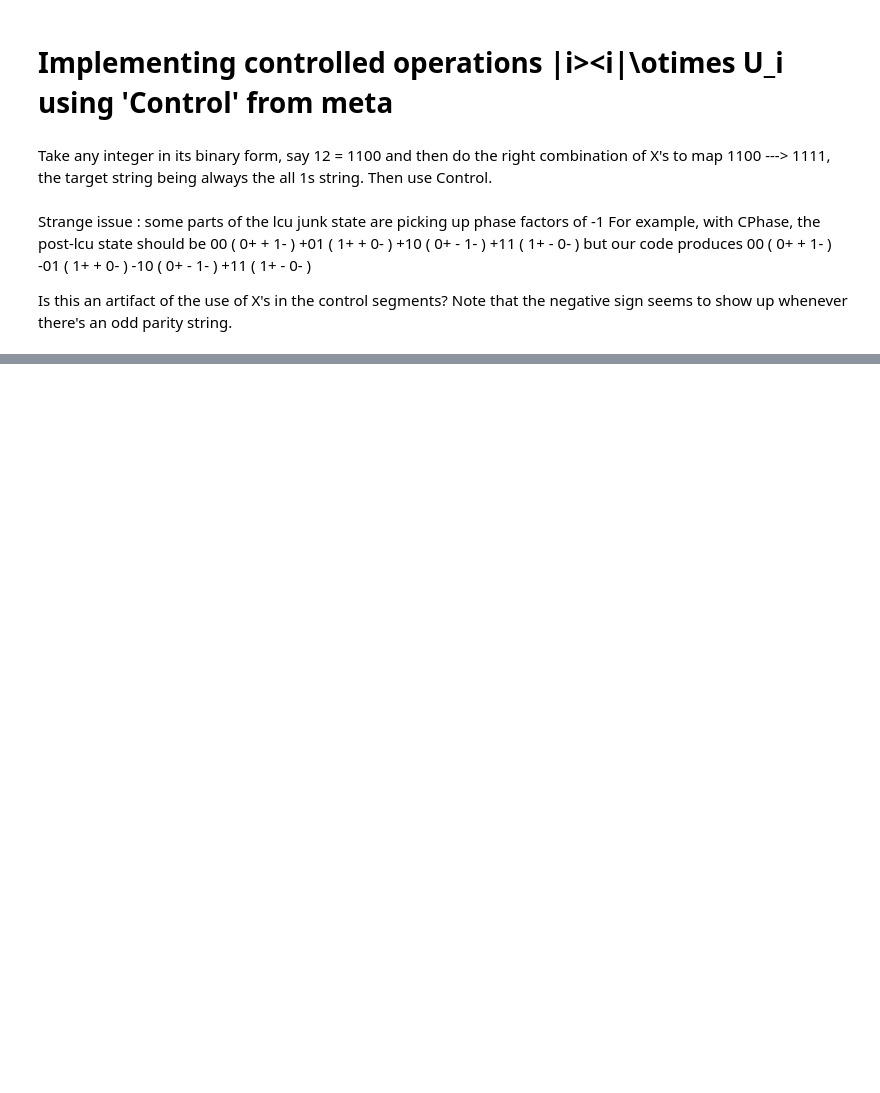
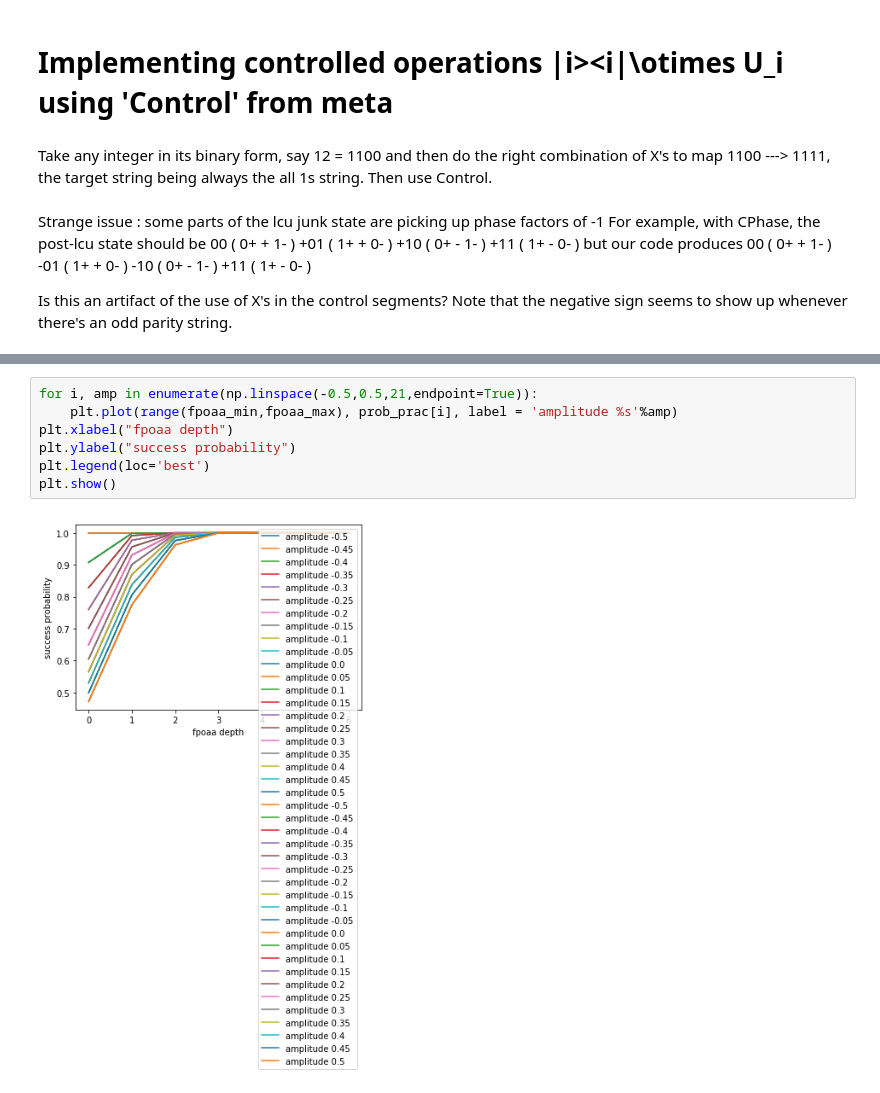
Before and after one commit to sathyawageeswar/varCoupledCluster, a Jupyter notebook: vCC_LCU.ipynb, the cells around one changed output, grey strips where cells are left out. Saved outputs shown, nothing was run; the diff lists cells and outputs as text; blank space fills up the shorter version.

```diff
--- a/vCC_LCU.ipynb
+++ b/vCC_LCU.ipynb
@@ -507,0 +619,9 @@ Is this an artifact of the use of X's in the control segments? Note that the neg
+# %%
+for i, amp in enumerate(np.linspace(-0.5,0.5,21,endpoint=True)):
+    plt.plot(range(fpoaa_min,fpoaa_max), prob_prac[i], label = 'amplitude %s'%amp)
+plt.xlabel("fpoaa depth")
+plt.ylabel("success probability")
+plt.legend(loc='best')
+plt.show()
+# %% [output]
+[figure, added]
```
Also changed, not shown: parts of 3 cells of this notebook.
